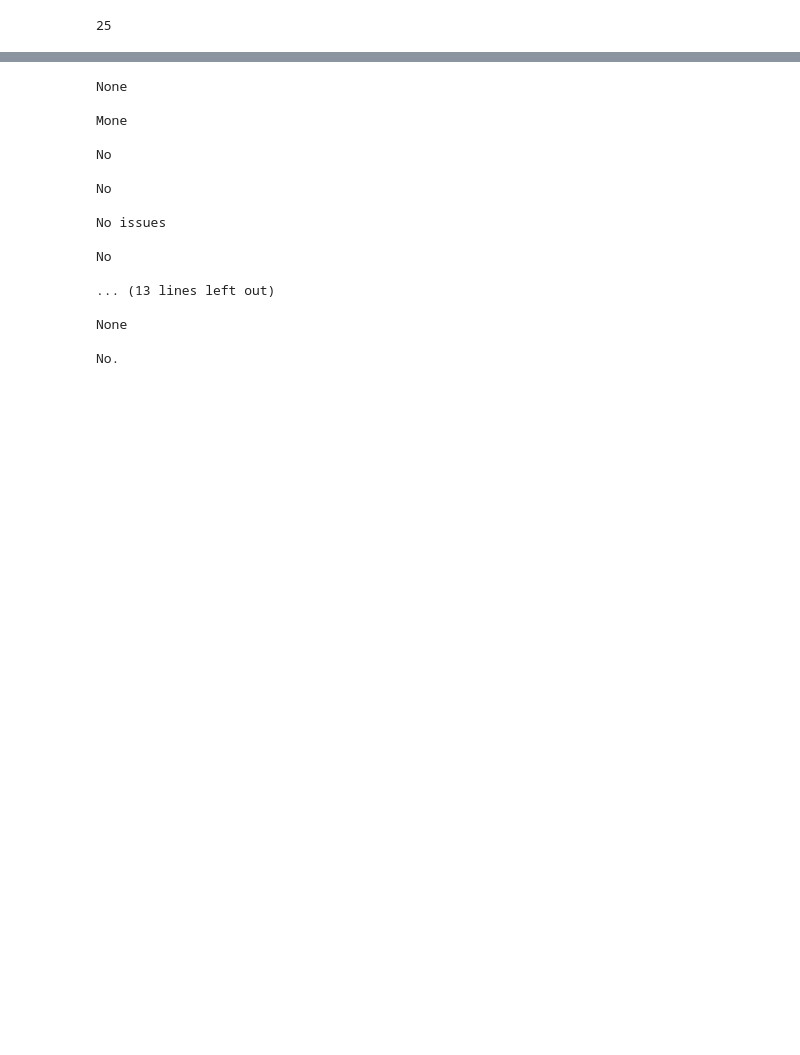
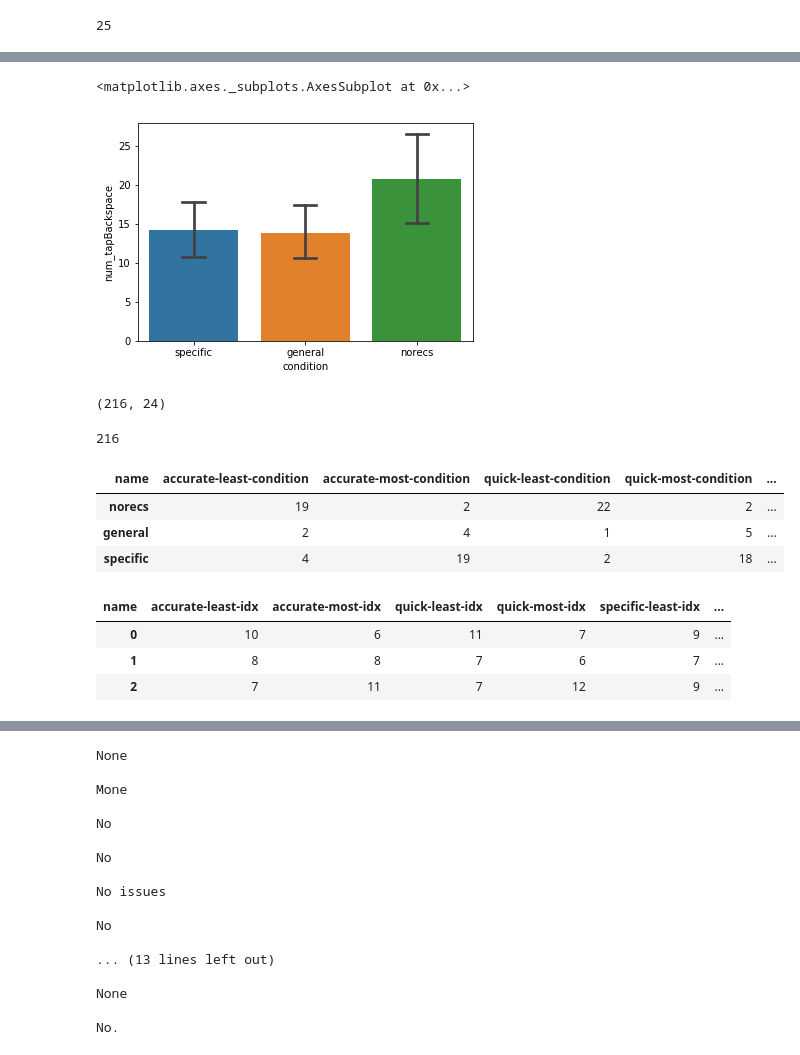
Before and after one commit to kcarnold/textrec, a Jupyter notebook: notebooks/Analysis.ipynb, the cells around one changed output, grey strips where cells are left out. Cells and saved outputs as stored; diff of their text form; code cells hidden in the pictures; blank space fills up the shorter version.

```diff
--- a/notebooks/Analysis.ipynb
+++ b/notebooks/Analysis.ipynb
@@ -171,0 +106,5 @@ block_level
+# %%
+sns.barplot(x='condition', y='num_tapBackspace', data=trial_level, capsize=.2)
+# %% [output]
+<matplotlib.axes._subplots.AxesSubplot at 0x...>
+[figure, added]
@@ -171,0 +113,22 @@ block_level
+# %%
+len(list(toolz.pluck('text', trial_data))), len(set(toolz.pluck('participant', trial_data)))
+# %% [output]
+(216, 24)
+# %%
+len(trial_level), len(block_level)
+# %% [output]
+216
+# %%
+helpful_ranks_by_condition
+# %% [output]
+| name | accurate-least-condition | accurate-most-condition | quick-least-condition | quick-most-condition | ... |
+| norecs | 19 | 2 | 22 | 2 | ... |
+| general | 2 | 4 | 1 | 5 | ... |
+| specific | 4 | 19 | 2 | 18 | ... |
+# %%
+helpful_ranks_by_idx
+# %% [output]
+| name | accurate-least-idx | accurate-most-idx | quick-least-idx | quick-most-idx | specific-least-idx | ... |
+| 0 | 10 | 6 | 11 | 7 | 9 | ... |
+| 1 | 8 | 8 | 7 | 6 | 7 | ... |
+| 2 | 7 | 11 | 7 | 12 | 9 | ... |
```
Also changed, not shown: parts of 42 cells of this notebook, 1 other file.
